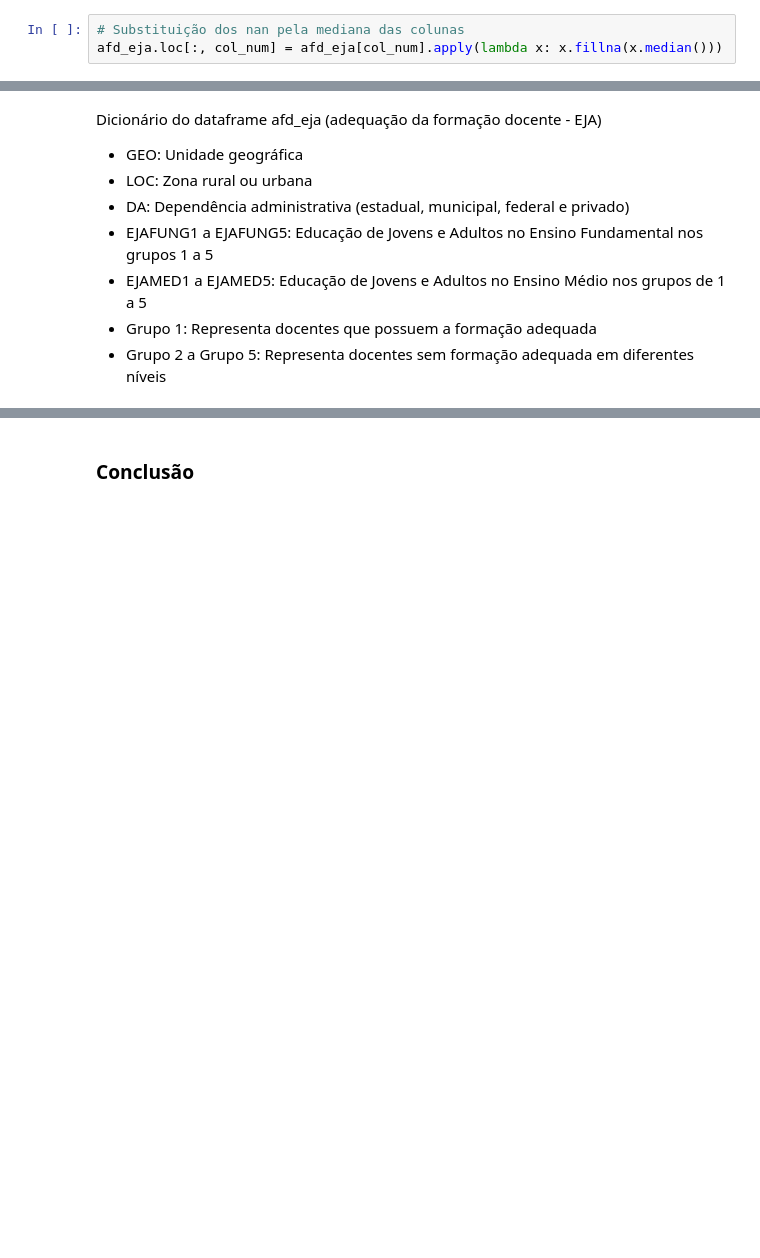
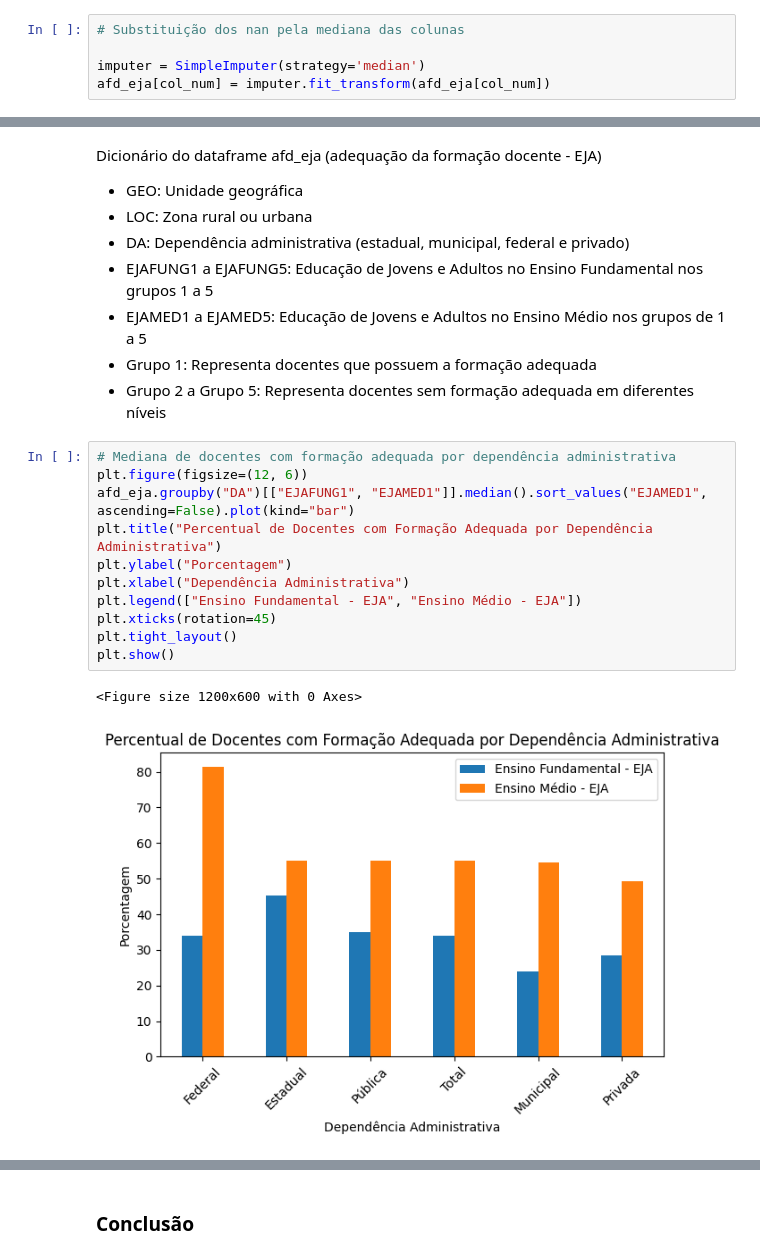
Before and after one commit to xavierruth/Compet-DS-ATV, a Jupyter notebook: dados-eja.ipynb, the cells around one changed output, grey strips where cells are left out. Cells and saved outputs as stored; diff of their text form; blank space fills up the shorter version.

```diff
--- a/dados-eja.ipynb
+++ b/dados-eja.ipynb
@@ -445,6 +438,8 @@ afd_eja[["GEO", "LOC", "DA", "EJAFUNG1", "EJAFUNG2", "EJAFUNG3", "EJAFUNG4", "EJ
 # %%
 # Substituição dos nan pela mediana das colunas
-afd_eja.loc[:, col_num] = afd_eja[col_num].apply(lambda x: x.fillna(x.median()))
+
+imputer = SimpleImputer(strategy='median')
+afd_eja[col_num] = imputer.fit_transform(afd_eja[col_num])
 # %% [markdown]
 **Verificando se o replace dos nan pela mediana das colunas funcionou**
 # %%
@@ -583,3 +578,17 @@ Dicionário do dataframe afd_eja (adequação da formação docente - EJA)
 - EJAMED1 a EJAMED5: Educação de Jovens e Adultos no Ensino Médio nos grupos de 1 a 5
 - Grupo 1: Representa docentes que possuem a formação adequada
 - Grupo 2 a Grupo 5: Representa docentes sem formação adequada em diferentes níveis
+# %%
+# Mediana de docentes com formação adequada por dependência administrativa
+plt.figure(figsize=(12, 6))
+afd_eja.groupby("DA")[["EJAFUNG1", "EJAMED1"]].median().sort_values("EJAMED1", ascending=False).plot(kind="bar")
+plt.title("Percentual de Docentes com Formação Adequada por Dependência Administrativa")
+plt.ylabel("Porcentagem")
+plt.xlabel("Dependência Administrativa")
+plt.legend(["Ensino Fundamental - EJA", "Ensino Médio - EJA"])
+plt.xticks(rotation=45)
+plt.tight_layout()
+plt.show()
+# %% [output]
+<Figure size 1200x600 with 0 Axes>
+[figure, added]
```
Also changed, not shown: parts of 9 cells of this notebook, 2 other files.
